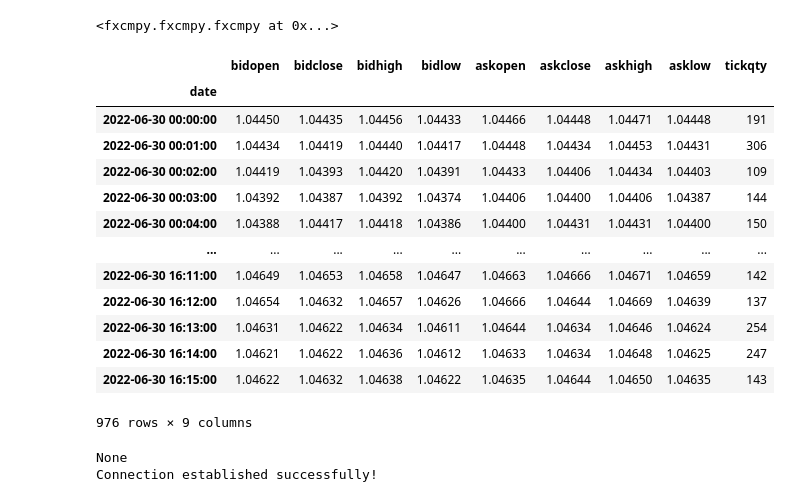
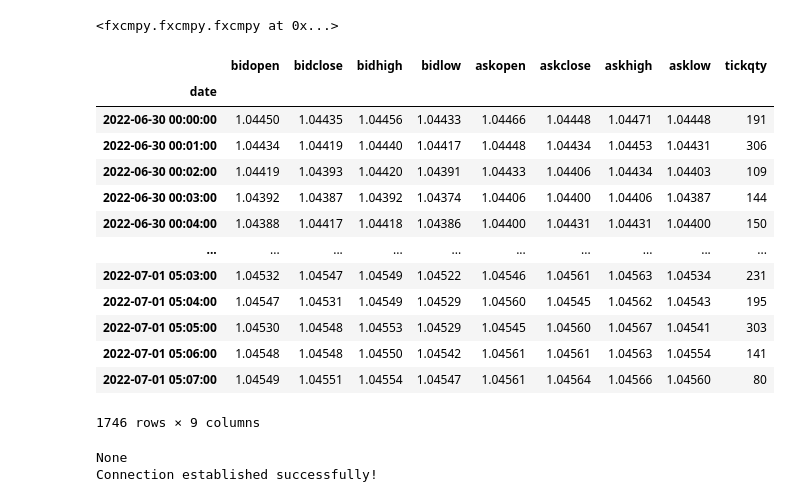
Before and after one commit to sonupal129/affinity, a Jupyter notebook: algo_test.ipynb, the cells around one changed output. Saved outputs shown, nothing was run; the diff lists cells and outputs as text; code cells hidden in the pictures.

```diff
--- a/algo_test.ipynb
+++ b/algo_test.ipynb
@@ -12,30 +12,30 @@ con
 # %%
 import datetime as dt
 from icecream import ic
 import socketio, engineio
 from django.conf import settings
 
 start = dt.datetime(2022,6,30)
-end = dt.datetime(2022,7,1)
+end = dt.datetime(2022,7,2)
 data = con.get_candles('EUR/USD', period='m1', start=start, end=end) #number=250 start=start, end=end
 # data.to_csv("may.csv")
 connection = con
 data
 # %% [output]
 |  | bidopen | bidclose | bidhigh | bidlow | askopen | askclose | askhigh | asklow | tickqty |
 | date |  |  |  |  |  |  |  |  |  |
 | 2022-06-30 00:00:00 | 1.04450 | 1.04435 | 1.04456 | 1.04433 | 1.04466 | 1.04448 | 1.04471 | 1.04448 | 191 |
 | 2022-06-30 00:01:00 | 1.04434 | 1.04419 | 1.04440 | 1.04417 | 1.04448 | 1.04434 | 1.04453 | 1.04431 | 306 |
 | 2022-06-30 00:02:00 | 1.04419 | 1.04393 | 1.04420 | 1.04391 | 1.04433 | 1.04406 | 1.04434 | 1.04403 | 109 |
 | 2022-06-30 00:03:00 | 1.04392 | 1.04387 | 1.04392 | 1.04374 | 1.04406 | 1.04400 | 1.04406 | 1.04387 | 144 |
 | 2022-06-30 00:04:00 | 1.04388 | 1.04417 | 1.04418 | 1.04386 | 1.04400 | 1.04431 | 1.04431 | 1.04400 | 150 |
 | ... | ... | ... | ... | ... | ... | ... | ... | ... | ... |
-| 2022-06-30 16:11:00 | 1.04649 | 1.04653 | 1.04658 | 1.04647 | 1.04663 | 1.04666 | 1.04671 | 1.04659 | 142 |
-| 2022-06-30 16:12:00 | 1.04654 | 1.04632 | 1.04657 | 1.04626 | 1.04666 | 1.04644 | 1.04669 | 1.04639 | 137 |
-| 2022-06-30 16:13:00 | 1.04631 | 1.04622 | 1.04634 | 1.04611 | 1.04644 | 1.04634 | 1.04646 | 1.04624 | 254 |
-| 2022-06-30 16:14:00 | 1.04621 | 1.04622 | 1.04636 | 1.04612 | 1.04633 | 1.04634 | 1.04648 | 1.04625 | 247 |
-| 2022-06-30 16:15:00 | 1.04622 | 1.04632 | 1.04638 | 1.04622 | 1.04635 | 1.04644 | 1.04650 | 1.04635 | 143 |
+| 2022-07-01 05:03:00 | 1.04532 | 1.04547 | 1.04549 | 1.04522 | 1.04546 | 1.04561 | 1.04563 | 1.04534 | 231 |
+| 2022-07-01 05:04:00 | 1.04547 | 1.04531 | 1.04549 | 1.04529 | 1.04560 | 1.04545 | 1.04562 | 1.04543 | 195 |
+| 2022-07-01 05:05:00 | 1.04530 | 1.04548 | 1.04553 | 1.04529 | 1.04545 | 1.04560 | 1.04567 | 1.04541 | 303 |
+| 2022-07-01 05:06:00 | 1.04548 | 1.04548 | 1.04550 | 1.04542 | 1.04561 | 1.04561 | 1.04563 | 1.04554 | 141 |
+| 2022-07-01 05:07:00 | 1.04549 | 1.04551 | 1.04554 | 1.04547 | 1.04561 | 1.04564 | 1.04566 | 1.04560 | 80 |
-976 rows × 9 columns
+1746 rows × 9 columns
 # %%
 import django
 django.setup()
```
Also changed, not shown: parts of 6 cells of this notebook, 2 other files.
